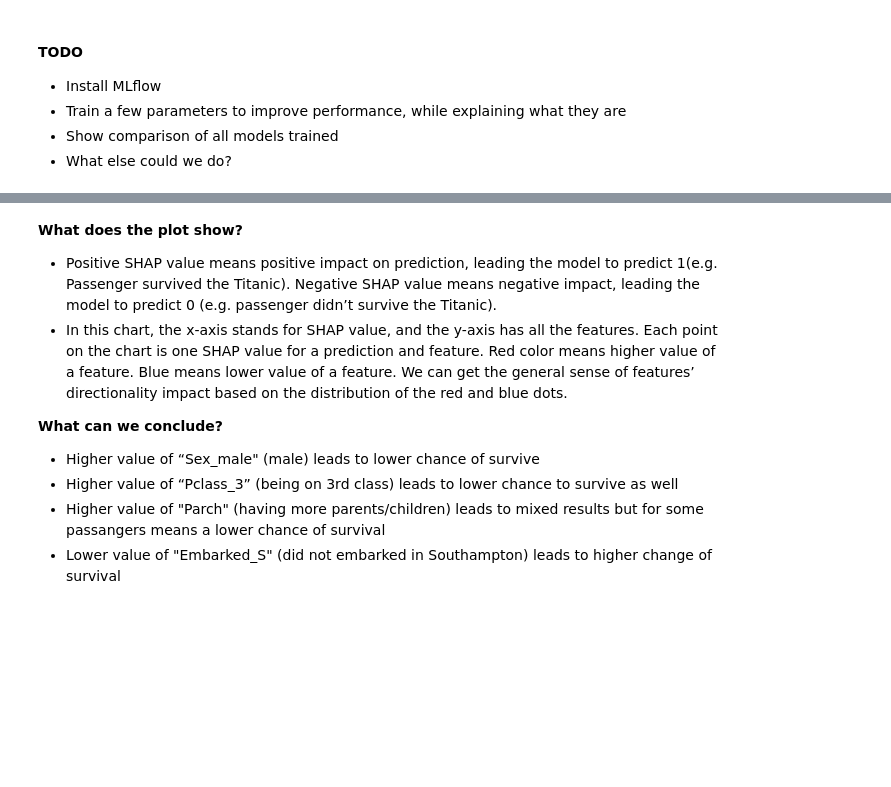
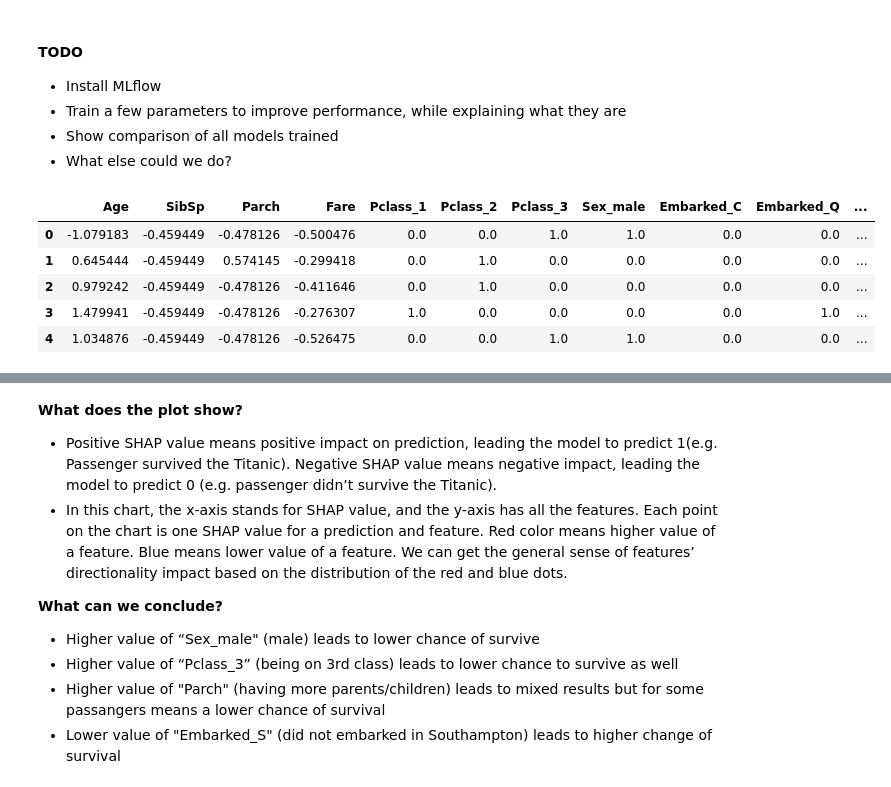
Before and after one commit to carolinemcosta/tech-talk-itech, a Jupyter notebook: tech-talk-v2.ipynb, the cells around one changed output, grey strips where cells are left out. Drawn from its saved outputs; the diff is of its cells as text; code cells hidden in the pictures; blank space fills up the shorter version.

```diff
--- a/tech-talk-v2.ipynb
+++ b/tech-talk-v2.ipynb
@@ -38,3 +20,0 @@ titanic = pd.read_csv('../input/tabular-playground-series-apr-2021/train.csv')
-# %%
-titanic_test = pd.read_csv('../input/tabular-playground-series-apr-2021/test.csv')
-titanic_test.shape
@@ -44,2 +21,5 @@ sub.shape
+# %%
+# read datasets
+titanic = pd.read_csv('train.csv')
 # %%
 titanic.head()
@@ -76,31 +108,25 @@ print('Test set:\n', titanic_labels_test['Survived'].value_counts()/len(titanic_
 # %%
 # adding jack and rose to the test set so we don't train the model on them
-jack = {
-    'Survived': 0,
-    'Pclass': 3,
-    'Sex': 'male',
-    'Age': 20,
-    'SibSp': 0,
-    'Parch': 0,
-    'Fare': 7.8,
-    'Embarked': 'S'
-       }
+jack = {'Pclass': 3,
+        'Sex': 'male',
+        'Age': 20,
+        'SibSp': 0,
+        'Parch': 0,
+        'Fare': 7.8,
+        'Embarked': 'S'}
 jack_pd = pd.DataFrame(data=jack, index=[0])
 
-rose = {
-    'Survived': 1,
-    'Pclass': 1,
-    'Sex': 'female',
-    'Age': 17,
-    'SibSp': 1, # fiance
-    'Parch': 1, # mother
-    'Fare': 280,
-    'Embarked': 'S'
-       }
+rose = {'Pclass': 1,
+        'Sex': 'female',
+        'Age': 17,
+        'SibSp': 1, # fiance
+        'Parch': 1, # mother
+        'Fare': 280,
+        'Embarked': 'S'}
 rose_pd = pd.DataFrame(data=rose, index=[0])
 
 jack_and_rose = pd.concat([jack_pd, rose_pd], ignore_index=True)
-jack_and_rose_labels = pd.DataFrame(jack_and_rose['Survived']).copy()
+jack_and_rose_labels = pd.DataFrame([0, 1], columns=['Survived'])
 
 titanic_test = pd.concat([titanic_test, jack_and_rose], ignore_index=True)
 titanic_labels_test = pd.concat([titanic_labels_test, jack_and_rose_labels], ignore_index=True)
@@ -182,5 +224,12 @@ print('XGBoost accuracy:', xgb_acr)
 - What else could we do?
 # %%
 features_pd = pd.DataFrame(titanic_train_prep, columns=[feature_names])
-features_pd
+features_pd.head()
+# %% [output]
+|  | Age | SibSp | Parch | Fare | Pclass_1 | Pclass_2 | Pclass_3 | Sex_male | Embarked_C | Embarked_Q | ... |
+| 0 | -1.079183 | -0.459449 | -0.478126 | -0.500476 | 0.0 | 0.0 | 1.0 | 1.0 | 0.0 | 0.0 | ... |
+| 1 | 0.645444 | -0.459449 | 0.574145 | -0.299418 | 0.0 | 1.0 | 0.0 | 0.0 | 0.0 | 0.0 | ... |
+| 2 | 0.979242 | -0.459449 | -0.478126 | -0.411646 | 0.0 | 1.0 | 0.0 | 0.0 | 0.0 | 0.0 | ... |
+| 3 | 1.479941 | -0.459449 | -0.478126 | -0.276307 | 1.0 | 0.0 | 0.0 | 0.0 | 0.0 | 1.0 | ... |
+| 4 | 1.034876 | -0.459449 | -0.478126 | -0.526475 | 0.0 | 0.0 | 1.0 | 1.0 | 0.0 | 0.0 | ... |
 # %%
```
Also changed, not shown: parts of 33 cells of this notebook.
